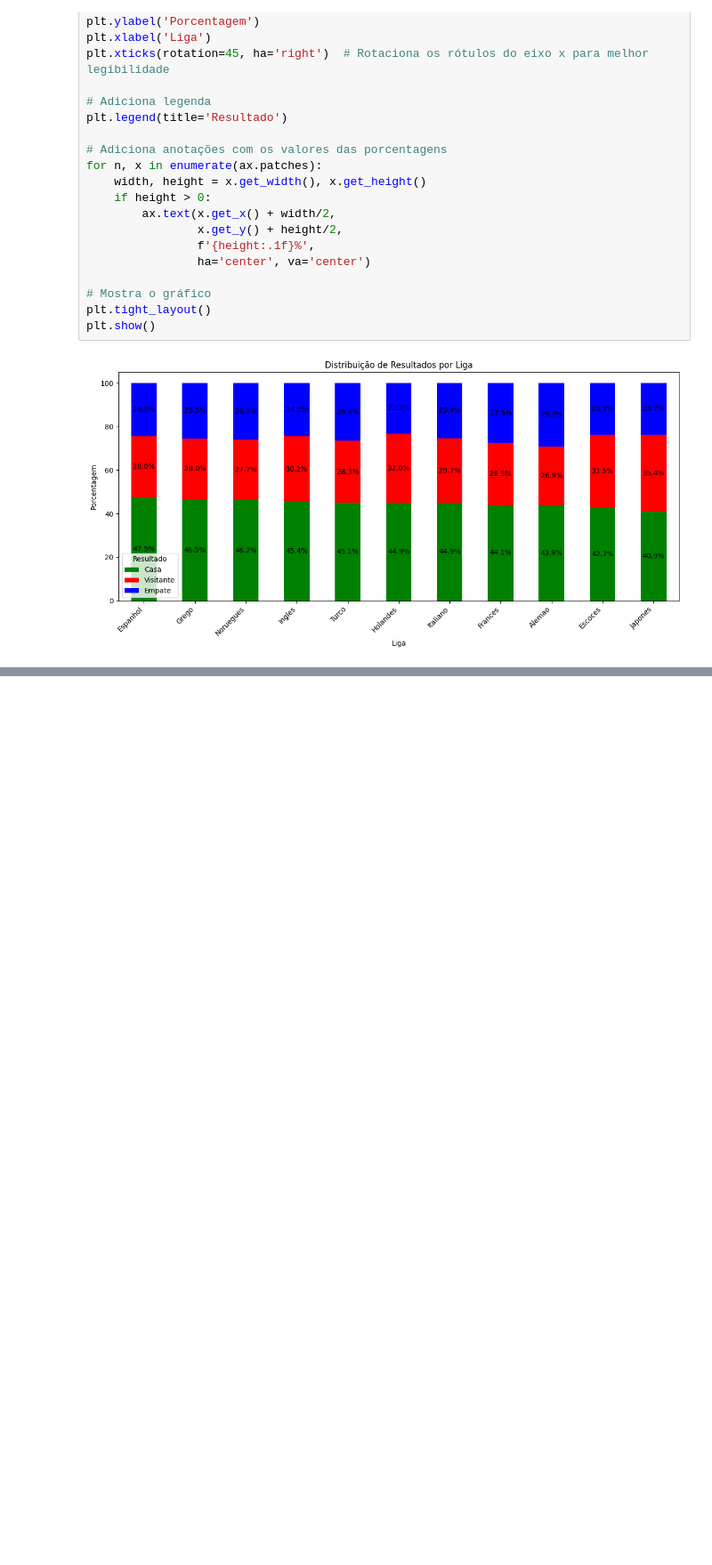
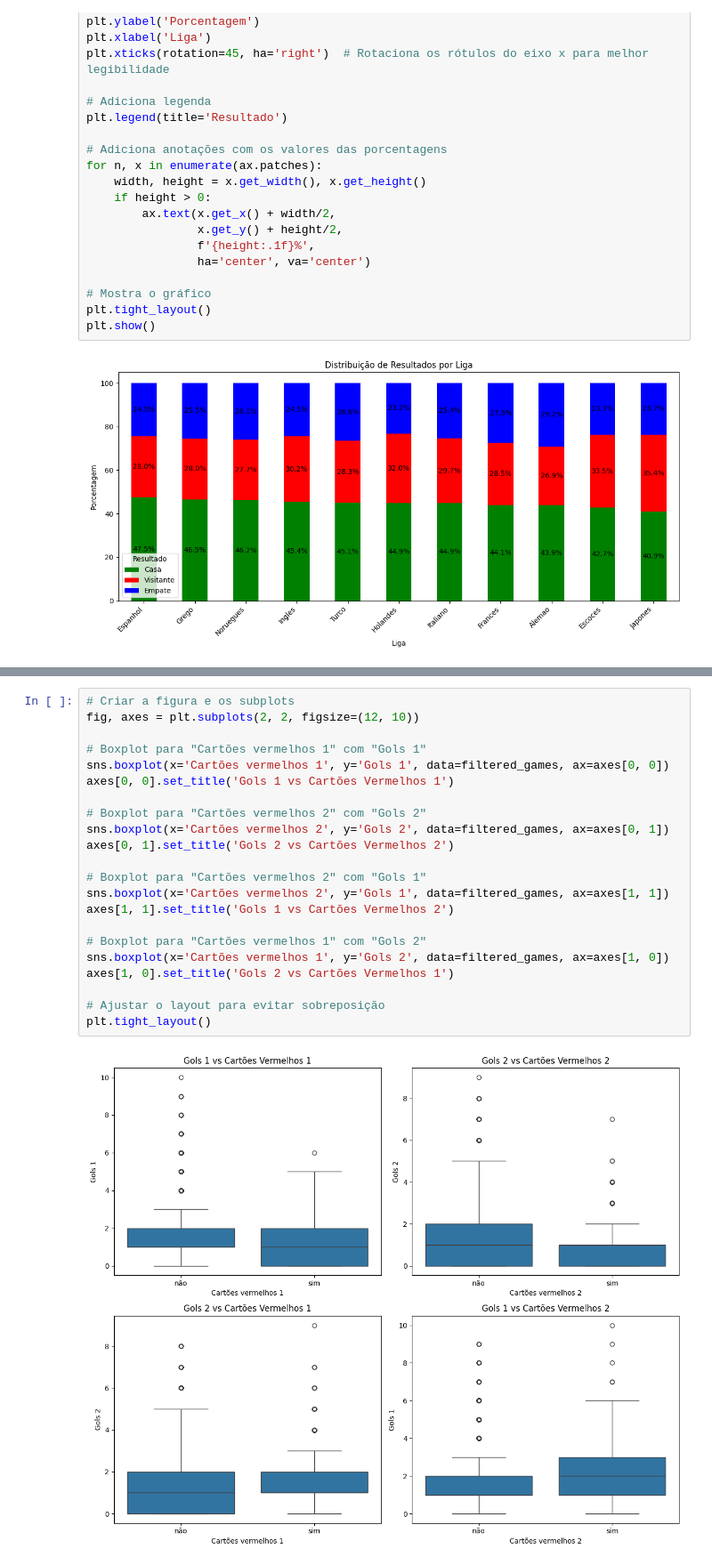
Before and after one commit to carloshnp/PS-2025.1, a Jupyter notebook: análise_univariada_bivariada.ipynb, the cells around one changed output, grey strips where cells are left out. Shown at 89% size. Cells and saved outputs as stored; diff of their text form; blank space fills up the shorter version.

```diff
--- a/análise_univariada_bivariada.ipynb
+++ b/análise_univariada_bivariada.ipynb
@@ -1195,0 +1284,24 @@ plt.show()
+# %%
+# Criar a figura e os subplots
+fig, axes = plt.subplots(2, 2, figsize=(12, 10))
+
+# Boxplot para "Cartões vermelhos 1" com "Gols 1"
+sns.boxplot(x='Cartões vermelhos 1', y='Gols 1', data=filtered_games, ax=axes[0, 0])
+axes[0, 0].set_title('Gols 1 vs Cartões Vermelhos 1')
+
+# Boxplot para "Cartões vermelhos 2" com "Gols 2"
+sns.boxplot(x='Cartões vermelhos 2', y='Gols 2', data=filtered_games, ax=axes[0, 1])
+axes[0, 1].set_title('Gols 2 vs Cartões Vermelhos 2')
+
+# Boxplot para "Cartões vermelhos 2" com "Gols 1"
+sns.boxplot(x='Cartões vermelhos 2', y='Gols 1', data=filtered_games, ax=axes[1, 1])
+axes[1, 1].set_title('Gols 1 vs Cartões Vermelhos 2')
+
+# Boxplot para "Cartões vermelhos 1" com "Gols 2"
+sns.boxplot(x='Cartões vermelhos 1', y='Gols 2', data=filtered_games, ax=axes[1, 0])
+axes[1, 0].set_title('Gols 2 vs Cartões Vermelhos 1')
+
+# Ajustar o layout para evitar sobreposição
+plt.tight_layout()
+# %% [output]
+[figure, added]
```
Also changed, not shown: parts of 24 cells of this notebook, 2 other files.
